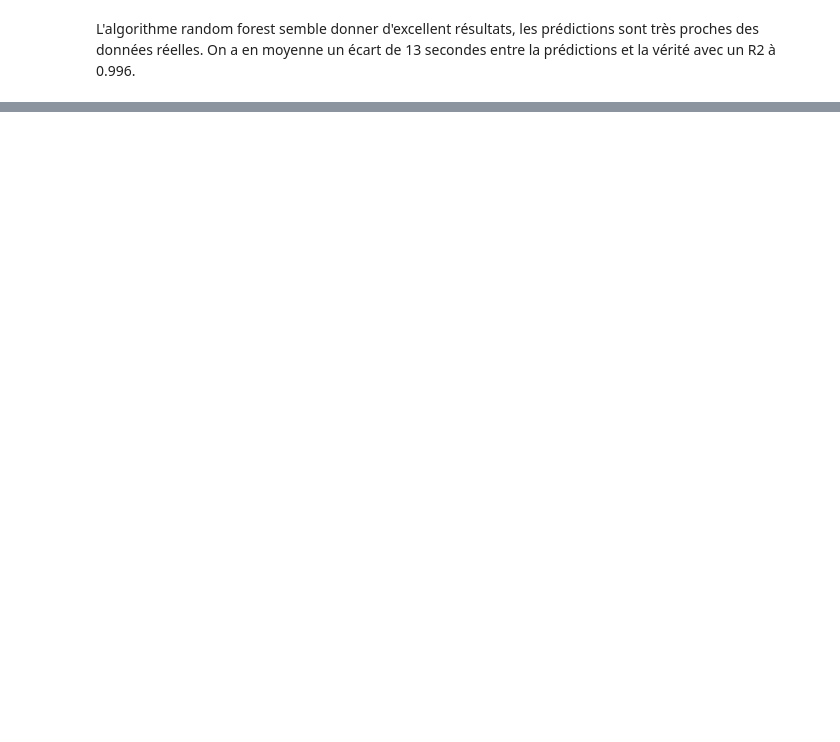
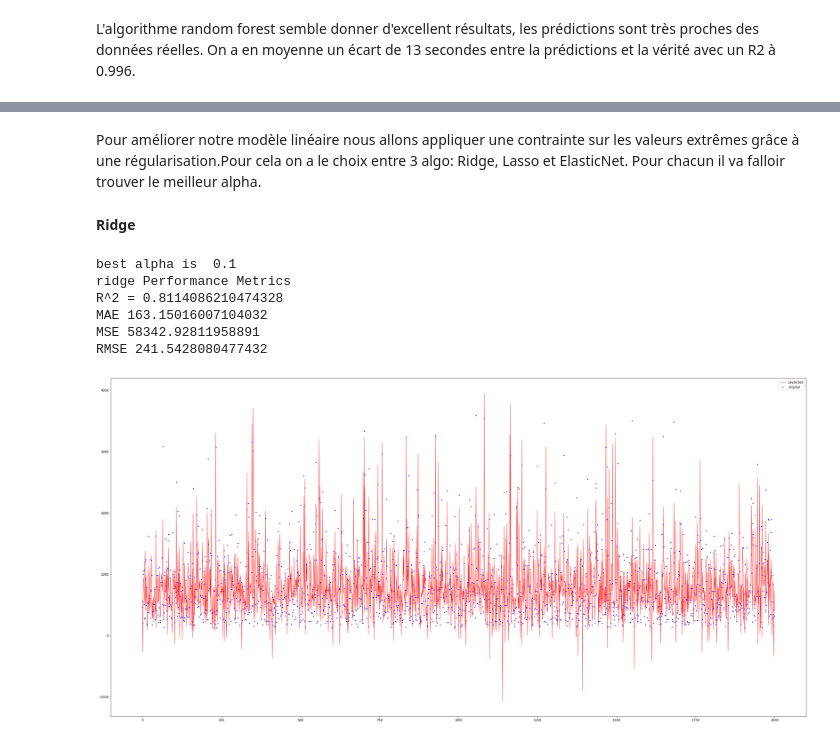
Before and after one commit to camillesauer/taxi, a Jupyter notebook: brief taxi.ipynb, the cells around one changed output, grey strips where cells are left out. Cells and saved outputs as stored; diff of their text form; code cells hidden in the pictures; blank space fills up the shorter version.

```diff
--- a/brief taxi.ipynb
+++ b/brief taxi.ipynb
@@ -787,0 +804,39 @@ L'algorithme random forest semble donner d'excellent résultats, les prédiction
+# %% [markdown]
+Pour améliorer notre modèle linéaire nous allons appliquer une contrainte sur les valeurs extrêmes grâce à une régularisation.Pour cela on a le choix entre 3 algo:
+Ridge, Lasso et ElasticNet. Pour chacun il va falloir trouver le meilleur alpha.
+# %%
+
+
+X = df[["distance", "pickup_longitude", "pickup_latitude", "speed_mean", "pickup_month", "pickup_weekday", "pickup_hour", "passenger_count"]]
+y = df["trip_duration"]
+X_train, X_test, y_train, y_test = train_test_split(X, y, test_size = 0.2, random_state = 42)
+# %%
+md("**Ridge**")
+
+from sklearn.linear_model import Ridge, RidgeCV
+alphas = [0.000001, 0.00001, 0.0001, 0.001, 0.01, 0.1,0.5, 1]
+ridge_cv = RidgeCV(alphas=alphas)
+ridge_model = ridge_cv.fit(X_train,y_train)
+best_alpha = ridge_model.alpha_
+print("best alpha is ", best_alpha)
+y_pred = ridge_model.predict(X_test)
+get_results("ridge", y_test, y_pred)
+pred_graph(y_test, y_pred)
+
+
+#MANUAL SEARCH WITHOUT CV
+# alphas = [0.000001, 0.00001, 0.0001, 0.001, 0.01, 0.1,0.5, 1]
+# for a in alphas:
+#     print("alpha = ", a)
+#     model = Ridge(alpha=a, normalize=True).fit(X_train,y_train)
+#     pred_y = model.predict(X_test)
+#     get_results("ridge", y_test, pred_y)
+# %% [output]
+**Ridge**
+best alpha is  0.1
+ridge Performance Metrics
+R^2 = 0.8114086210474328
+MAE 163.15016007104032
+MSE 58342.92811958891
+RMSE 241.5428080477432
+[figure, added]
```
Also changed, not shown: parts of 15 cells of this notebook, 1 other file.
